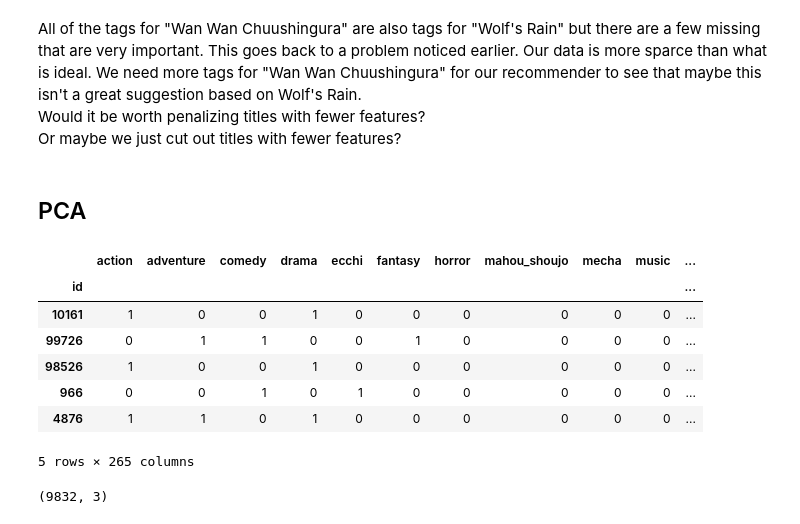
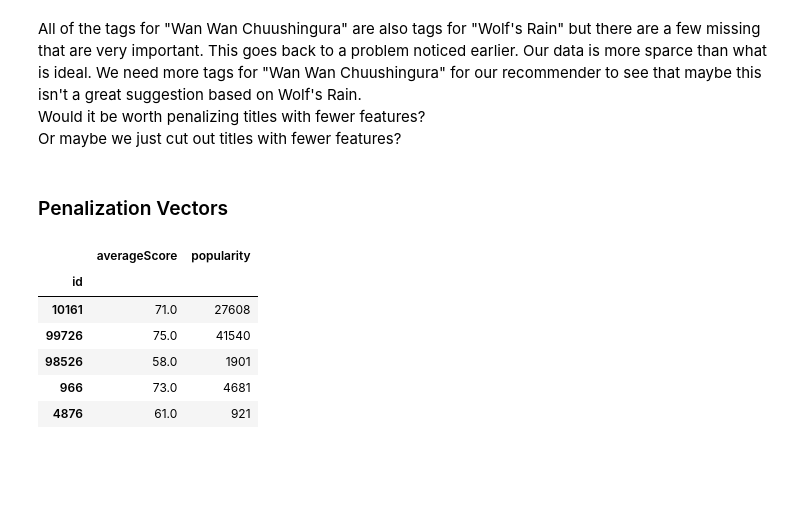
Before and after one commit to sn-ekstrand/content-based-anime-recommender, a Jupyter notebook: initial_eda.ipynb, the cells around one changed output. Drawn from its saved outputs; the diff is of its cells as text; code cells hidden in the pictures; blank space fills up the shorter version.

Commit message:
scaled score and popularity

```diff
--- a/initial_eda.ipynb
+++ b/initial_eda.ipynb
@@ -714,16 +601,17 @@ view_features(get_search_term('Wan Wan Chuushingura'), df_w_rank)
 All of the tags for "Wan Wan Chuushingura" are also tags for "Wolf's Rain" but there are a few missing that are very important. This goes back to a problem noticed earlier. Our data is more sparce than what is ideal. We need more tags for "Wan Wan Chuushingura" for our recommender to see that maybe this isn't a great suggestion based on Wolf's Rain.
 Would it be worth penalizing titles with fewer features?
 Or maybe we just cut out titles with fewer features?
-# %% [markdown]
-## PCA
+# %% [markdown]
+### Penalization Vectors
+# %%
+score_df = pd.read_csv('data/score_df.csv', index_col='id')
 # %%
-df_w_rank.head()
+score_df.head()
 # %% [output]
-|  | action | adventure | comedy | drama | ecchi | fantasy | horror | mahou_shoujo | mecha | music | ... |
-| id |  |  |  |  |  |  |  |  |  |  | ... |
-| 10161 | 1 | 0 | 0 | 1 | 0 | 0 | 0 | 0 | 0 | 0 | ... |
-| 99726 | 0 | 1 | 1 | 0 | 0 | 1 | 0 | 0 | 0 | 0 | ... |
-| 98526 | 1 | 0 | 0 | 1 | 0 | 0 | 0 | 0 | 0 | 0 | ... |
-| 966 | 0 | 0 | 1 | 0 | 1 | 0 | 0 | 0 | 0 | 0 | ... |
-| 4876 | 1 | 1 | 0 | 1 | 0 | 0 | 0 | 0 | 0 | 0 | ... |
+|  | averageScore | popularity |
+| id |  |  |
+| 10161 | 71.0 | 27608 |
+| 99726 | 75.0 | 41540 |
+| 98526 | 58.0 | 1901 |
+| 966 | 73.0 | 4681 |
+| 4876 | 61.0 | 921 |
-5 rows × 265 columns
@@ -738,4 +617,0 @@ X_pca = pca.fit_transform(X_scaled)
-# %%
-X_pca.shape
-# %% [output]
-(9832, 3)
```
Also changed, not shown: parts of 51 cells of this notebook.
